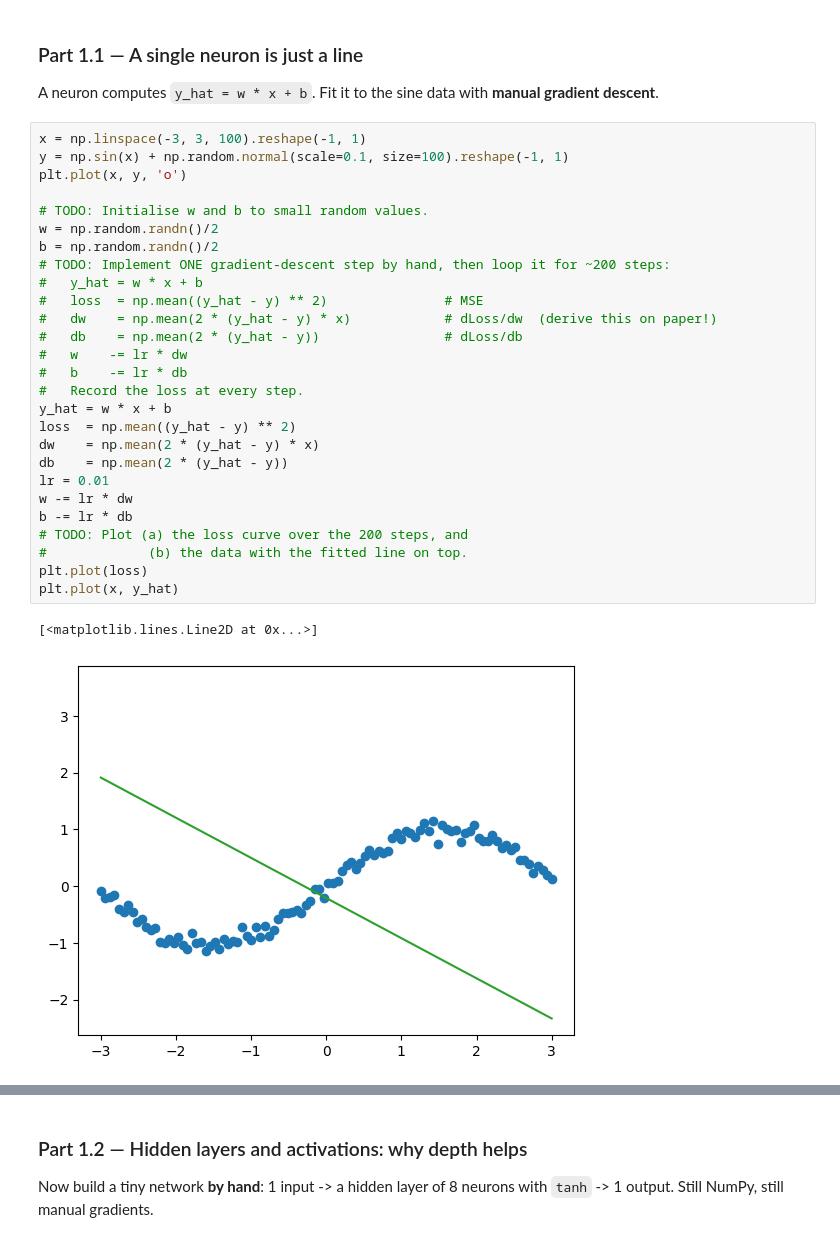
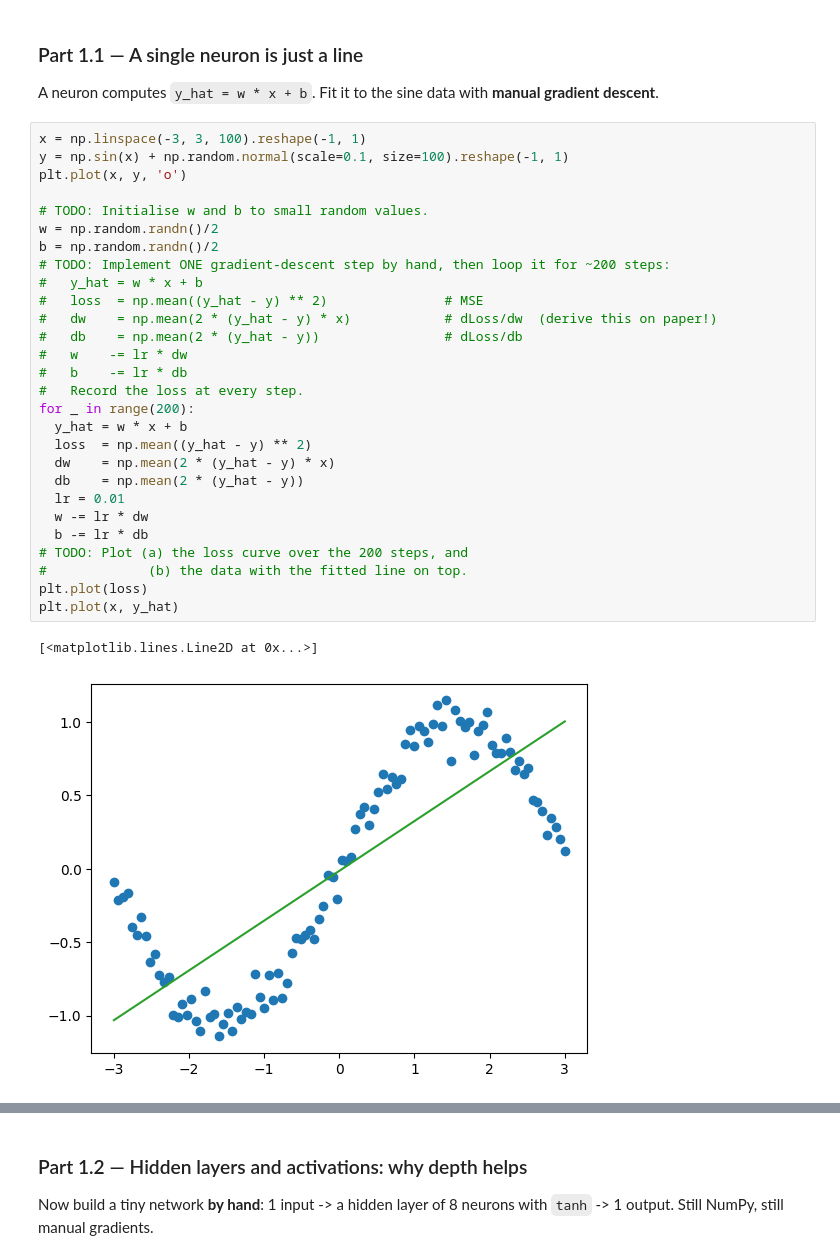
Before and after one commit to OmuwaGeorge/lab-3, a Jupyter notebook: lab_3.ipynb, the cells around one changed output, grey strips where cells are left out. Cells and saved outputs as stored; diff of their text form.

```diff
--- a/lab_3.ipynb
+++ b/lab_3.ipynb
@@ -70,33 +70,34 @@ A neuron computes `y_hat = w * x + b`. Fit it to the sine data with **manual gra
 # %%
 x = np.linspace(-3, 3, 100).reshape(-1, 1)
 y = np.sin(x) + np.random.normal(scale=0.1, size=100).reshape(-1, 1)
 plt.plot(x, y, 'o')
 
 # TODO: Initialise w and b to small random values.
 w = np.random.randn()/2
 b = np.random.randn()/2
 # TODO: Implement ONE gradient-descent step by hand, then loop it for ~200 steps:
 #   y_hat = w * x + b
 #   loss  = np.mean((y_hat - y) ** 2)               # MSE
 #   dw    = np.mean(2 * (y_hat - y) * x)            # dLoss/dw  (derive this on paper!)
 #   db    = np.mean(2 * (y_hat - y))                # dLoss/db
 #   w    -= lr * dw
 #   b    -= lr * db
 #   Record the loss at every step.
-y_hat = w * x + b
-loss  = np.mean((y_hat - y) ** 2)
-dw    = np.mean(2 * (y_hat - y) * x)
-db    = np.mean(2 * (y_hat - y))
-lr = 0.01
-w -= lr * dw
-b -= lr * db
+for _ in range(200):
+  y_hat = w * x + b
+  loss  = np.mean((y_hat - y) ** 2)
+  dw    = np.mean(2 * (y_hat - y) * x)
+  db    = np.mean(2 * (y_hat - y))
+  lr = 0.01
+  w -= lr * dw
+  b -= lr * db
 # TODO: Plot (a) the loss curve over the 200 steps, and
 #             (b) the data with the fitted line on top.
 plt.plot(loss)
 plt.plot(x, y_hat)
 # %% [output]
 [<matplotlib.lines.Line2D at 0x...>]
-[figure, old version]
+[figure, new version]
 # %% [markdown]
 **Student Reasoning — The single neuron**
 *1. Derive `dLoss/dw` on paper and include a photo or the LaTeX in this cell — does it match
```
Also changed, not shown: parts of 5 cells of this notebook.
